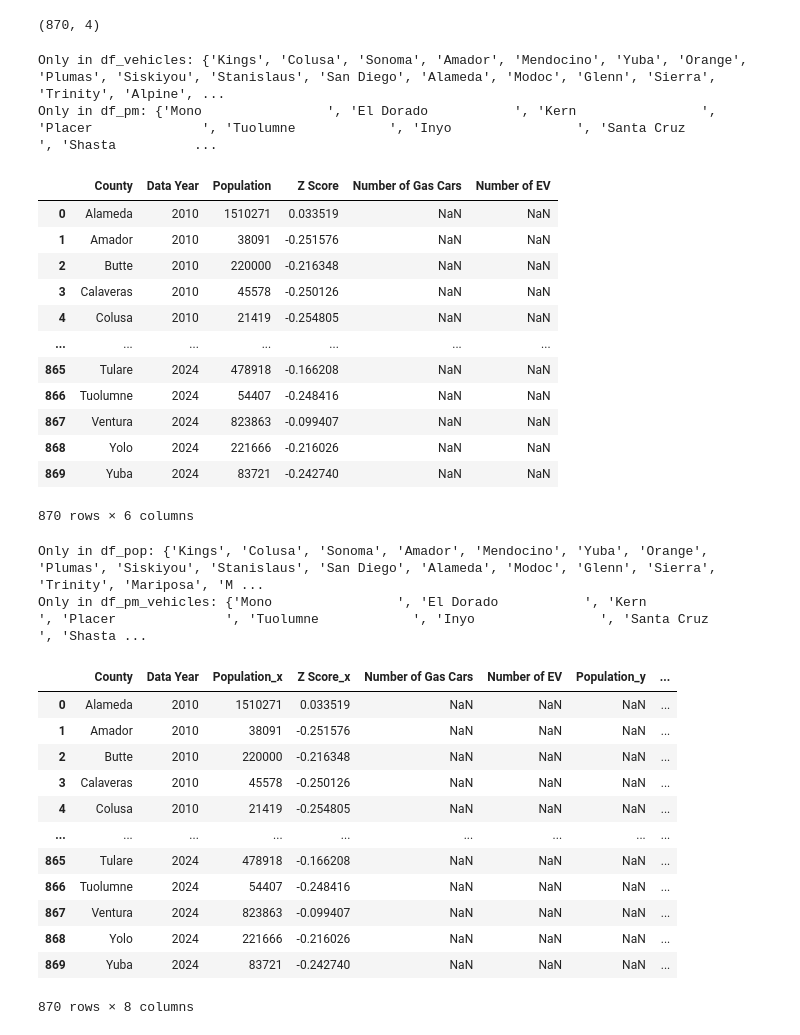
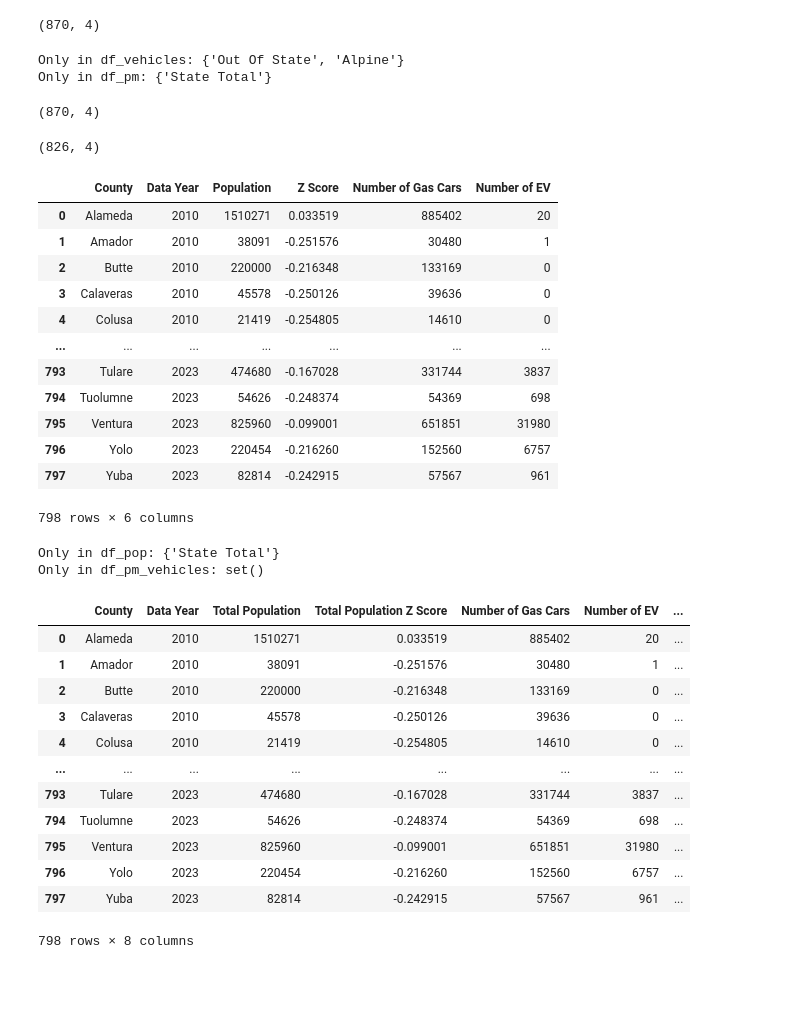
Before and after one commit to kellerl7/SIADS_Milestone_1, a Jupyter notebook: PM2.5_Vehicle_Data.ipynb, the cells around one changed output. Saved outputs shown, nothing was run; the diff lists cells and outputs as text; code cells hidden in the pictures; blank space fills up the shorter version.

Commit message:
hopefully, the final changes for everything not to be locally run (except for uploading the new population datasets)

```diff
--- a/PM2.5_Vehicle_Data.ipynb
+++ b/PM2.5_Vehicle_Data.ipynb
@@ -2,8 +2,8 @@
 import pandas as pd
 # %%
 # import data tables
-df_pm = pd.read_csv('California_Population.csv')
-df_vehicles = pd.read_csv('vehicle_df')
+df_pm = pd.read_csv('./California_Population.csv')
+df_vehicles = pd.read_csv('./vehicle_df')
 # %%
 # seperating creating ev/gas columns so its easier to compare with pm2.5 values
 df_ev_vehicles = df_vehicles[df_vehicles['Fuel Category'] == 'EV']
@@ -54,8 +54,8 @@ df_pm.shape
 # %% [output]
 (870, 4)
 # %%
-# df_vehicles.shape = df_pm.shape + 60, so ...
-
+# strip df_pm of spaces
+df_pm['County'] = df_pm['County'].str.strip()
 counties = pd.DataFrame({
     'County_df_vehicles': df_vehicles['County'],
     'County_df_pm': df_pm['County']
@@ -74,26 +74,35 @@ print("Only in df_pm:", only_in_pm)
 
 # do we want to drop these values ? i will merge on left for now, idk if we will need these since they don't have pm2.5 data at all. we could estimate these values by comparing the counties around them that do report pm2.5 values.
 # %% [output]
-Only in df_vehicles: {'Kings', 'Colusa', 'Sonoma', 'Amador', 'Mendocino', 'Yuba', 'Orange', 'Plumas', 'Siskiyou', 'Stanislaus', 'San Diego', 'Alameda', 'Modoc', 'Glenn', 'Sierra', 'Trinity', 'Alpine', ...
-Only in df_pm: {'Mono                ', 'El Dorado           ', 'Kern                ', 'Placer              ', 'Tuolumne            ', 'Inyo                ', 'Santa Cruz          ', 'Shasta          ...
+Only in df_vehicles: {'Out Of State', 'Alpine'}
+Only in df_pm: {'State Total'}
+# %%
+# check shapes
+df_pm
+# %% [output]
+(870, 4)
+# %%
+df_vehicles.shape
+# %% [output]
+(826, 4)
 # %%
 # merging pm and vehicle datatables
-df_pm_vehicles = pd.merge(df_pm, df_vehicles, on=['Data Year', 'County'], how='left')
+df_pm_vehicles = pd.merge(df_pm, df_vehicles, on=['Data Year', 'County'], how='inner')
 df_pm_vehicles
 # %% [output]
 |  | County | Data Year | Population | Z Score | Number of Gas Cars | Number of EV |
-| 0 | Alameda | 2010 | 1510271 | 0.033519 | NaN | NaN |
-| 1 | Amador | 2010 | 38091 | -0.251576 | NaN | NaN |
-| 2 | Butte | 2010 | 220000 | -0.216348 | NaN | NaN |
-| 3 | Calaveras | 2010 | 45578 | -0.250126 | NaN | NaN |
-| 4 | Colusa | 2010 | 21419 | -0.254805 | NaN | NaN |
+| 0 | Alameda | 2010 | 1510271 | 0.033519 | 885402 | 20 |
+| 1 | Amador | 2010 | 38091 | -0.251576 | 30480 | 1 |
+| 2 | Butte | 2010 | 220000 | -0.216348 | 133169 | 0 |
+| 3 | Calaveras | 2010 | 45578 | -0.250126 | 39636 | 0 |
+| 4 | Colusa | 2010 | 21419 | -0.254805 | 14610 | 0 |
 | ... | ... | ... | ... | ... | ... | ... |
-| 865 | Tulare | 2024 | 478918 | -0.166208 | NaN | NaN |
-| 866 | Tuolumne | 2024 | 54407 | -0.248416 | NaN | NaN |
-| 867 | Ventura | 2024 | 823863 | -0.099407 | NaN | NaN |
-| 868 | Yolo | 2024 | 221666 | -0.216026 | NaN | NaN |
-| 869 | Yuba | 2024 | 83721 | -0.242740 | NaN | NaN |
+| 793 | Tulare | 2023 | 474680 | -0.167028 | 331744 | 3837 |
+| 794 | Tuolumne | 2023 | 54626 | -0.248374 | 54369 | 698 |
+| 795 | Ventura | 2023 | 825960 | -0.099001 | 651851 | 31980 |
+| 796 | Yolo | 2023 | 220454 | -0.216260 | 152560 | 6757 |
+| 797 | Yuba | 2023 | 82814 | -0.242915 | 57567 | 961 |
-870 rows × 6 columns
+798 rows × 6 columns
 # %%
 df_pm_vehicles.to_csv('/Users/clarissaclark/SIADS_Milestone_1/PM2.5_Vehicles.csv', index=False)
 # %%
@@ -116,26 +125,27 @@ print("Only in df_pop:", only_in_pop)
 print("Only in df_pm_vehicles:", only_in_pm_vehicles)
 # for now, we will merge on left for df_pm_vehicles
 # %% [output]
-Only in df_pop: {'Kings', 'Colusa', 'Sonoma', 'Amador', 'Mendocino', 'Yuba', 'Orange', 'Plumas', 'Siskiyou', 'Stanislaus', 'San Diego', 'Alameda', 'Modoc', 'Glenn', 'Sierra', 'Trinity', 'Mariposa', 'M ...
-Only in df_pm_vehicles: {'Mono                ', 'El Dorado           ', 'Kern                ', 'Placer              ', 'Tuolumne            ', 'Inyo                ', 'Santa Cruz          ', 'Shasta ...
+Only in df_pop: {'State Total'}
+Only in df_pm_vehicles: set()
 # %%
-df_pm_vehicles_pop= pd.merge(df_pm_vehicles, df_pop, on=['County', 'Data Year'], how='left')
-df_pm_vehicles_pop.rename(columns={'Z Score':'Population Z Score'}, inplace=True)
+df_pm_vehicles_pop= pd.merge(df_pm_vehicles, df_pop, on=['County', 'Data Year'], how='inner')
+df_pm_vehicles_pop.rename(columns={'Z Score_x':'Total Population Z Score'}, inplace=True)
+df_pm_vehicles_pop.rename(columns={'Population_x':'Total Population'}, inplace=True)
 df_pm_vehicles_pop
 # %% [output]
-|  | County | Data Year | Population_x | Z Score_x | Number of Gas Cars | Number of EV | Population_y | ... |
-| 0 | Alameda | 2010 | 1510271 | 0.033519 | NaN | NaN | NaN | ... |
-| 1 | Amador | 2010 | 38091 | -0.251576 | NaN | NaN | NaN | ... |
-| 2 | Butte | 2010 | 220000 | -0.216348 | NaN | NaN | NaN | ... |
-| 3 | Calaveras | 2010 | 45578 | -0.250126 | NaN | NaN | NaN | ... |
-| 4 | Colusa | 2010 | 21419 | -0.254805 | NaN | NaN | NaN | ... |
-| ... | ... | ... | ... | ... | ... | ... | ... | ... |
-| 865 | Tulare | 2024 | 478918 | -0.166208 | NaN | NaN | NaN | ... |
-| 866 | Tuolumne | 2024 | 54407 | -0.248416 | NaN | NaN | NaN | ... |
-| 867 | Ventura | 2024 | 823863 | -0.099407 | NaN | NaN | NaN | ... |
-| 868 | Yolo | 2024 | 221666 | -0.216026 | NaN | NaN | NaN | ... |
-| 869 | Yuba | 2024 | 83721 | -0.242740 | NaN | NaN | NaN | ... |
+|  | County | Data Year | Total Population | Total Population Z Score | Number of Gas Cars | Number of EV | ... |
+| 0 | Alameda | 2010 | 1510271 | 0.033519 | 885402 | 20 | ... |
+| 1 | Amador | 2010 | 38091 | -0.251576 | 30480 | 1 | ... |
+| 2 | Butte | 2010 | 220000 | -0.216348 | 133169 | 0 | ... |
+| 3 | Calaveras | 2010 | 45578 | -0.250126 | 39636 | 0 | ... |
+| 4 | Colusa | 2010 | 21419 | -0.254805 | 14610 | 0 | ... |
+| ... | ... | ... | ... | ... | ... | ... | ... |
+| 793 | Tulare | 2023 | 474680 | -0.167028 | 331744 | 3837 | ... |
+| 794 | Tuolumne | 2023 | 54626 | -0.248374 | 54369 | 698 | ... |
+| 795 | Ventura | 2023 | 825960 | -0.099001 | 651851 | 31980 | ... |
+| 796 | Yolo | 2023 | 220454 | -0.216260 | 152560 | 6757 | ... |
+| 797 | Yuba | 2023 | 82814 | -0.242915 | 57567 | 961 | ... |
-870 rows × 8 columns
+798 rows × 8 columns
 # %%
 # to csv
 df_pm_vehicles_pop.to_csv('PM2.5_Vehicles_Population.csv', index=False)
```
Also changed, not shown: 3 other files.
